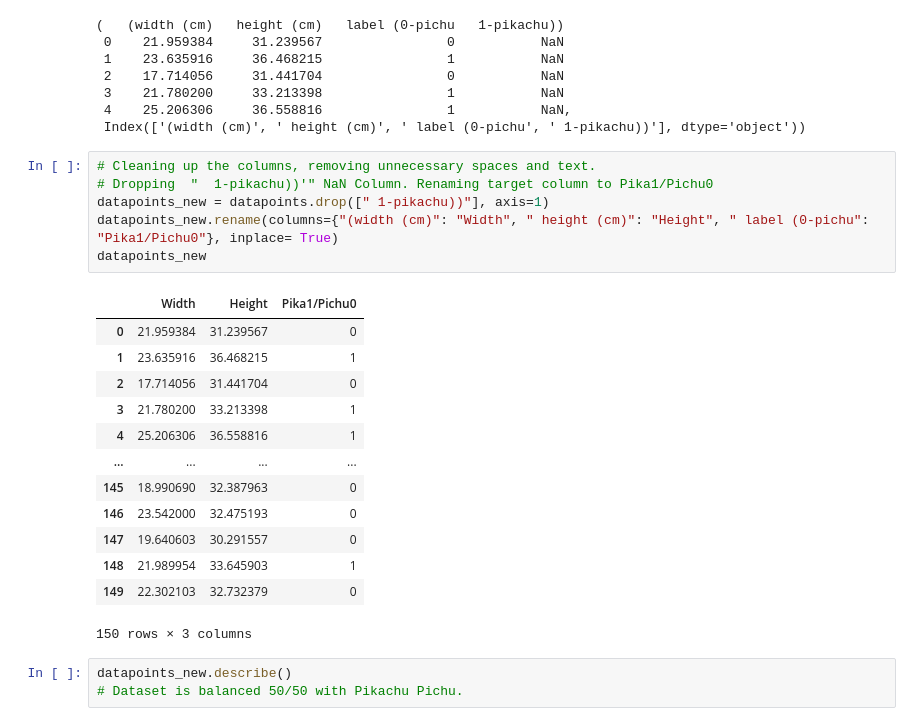
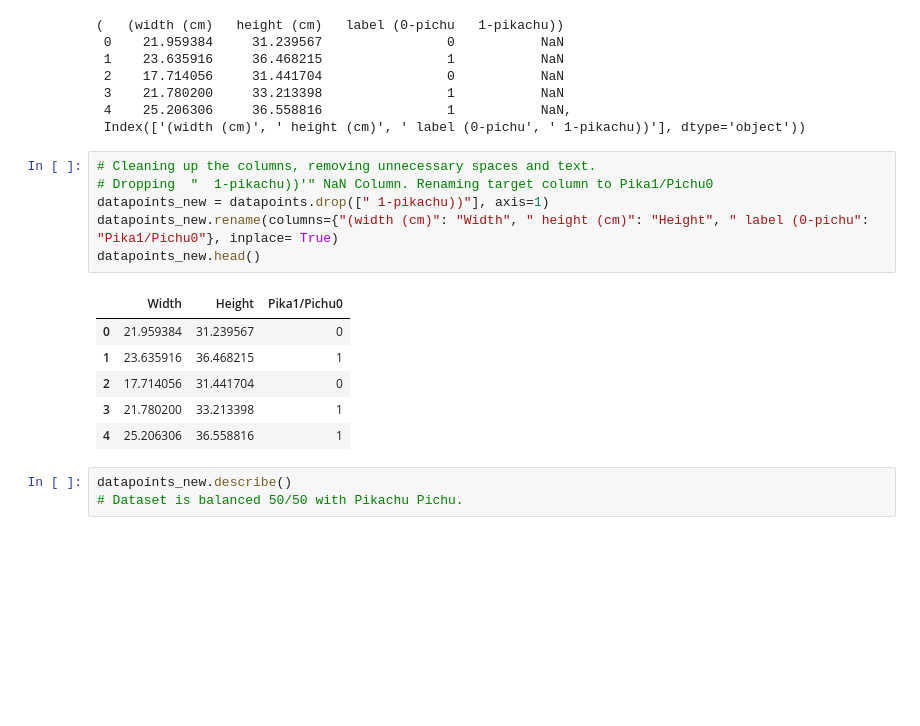
Before and after one commit to smlatic/Python-Edin-Smlatic, a Jupyter notebook: labs/Lab2/Lab2-pokemon.ipynb, the cells around one changed output. Saved outputs shown, nothing was run; the diff lists cells and outputs as text; blank space fills up the shorter version.

```diff
--- a/labs/Lab2/Lab2-pokemon.ipynb
+++ b/labs/Lab2/Lab2-pokemon.ipynb
@@ -30,23 +27,16 @@ datapoints.head(), datapoints.columns
 # %%
 # Cleaning up the columns, removing unnecessary spaces and text.
 # Dropping  "  1-pikachu))'" NaN Column. Renaming target column to Pika1/Pichu0
 datapoints_new = datapoints.drop([" 1-pikachu))"], axis=1)
 datapoints_new.rename(columns={"(width (cm)": "Width", " height (cm)": "Height", " label (0-pichu": "Pika1/Pichu0"}, inplace= True)
-datapoints_new
+datapoints_new.head()
 # %% [output]
 |  | Width | Height | Pika1/Pichu0 |
 | 0 | 21.959384 | 31.239567 | 0 |
 | 1 | 23.635916 | 36.468215 | 1 |
 | 2 | 17.714056 | 31.441704 | 0 |
 | 3 | 21.780200 | 33.213398 | 1 |
 | 4 | 25.206306 | 36.558816 | 1 |
-| ... | ... | ... | ... |
-| 145 | 18.990690 | 32.387963 | 0 |
-| 146 | 23.542000 | 32.475193 | 0 |
-| 147 | 19.640603 | 30.291557 | 0 |
-| 148 | 21.989954 | 33.645903 | 1 |
-| 149 | 22.302103 | 32.732379 | 0 |
-150 rows × 3 columns
 # %%
 datapoints_new.describe()
 # Dataset is balanced 50/50 with Pikachu Pichu.
```
Also changed, not shown: parts of 19 cells of this notebook.
